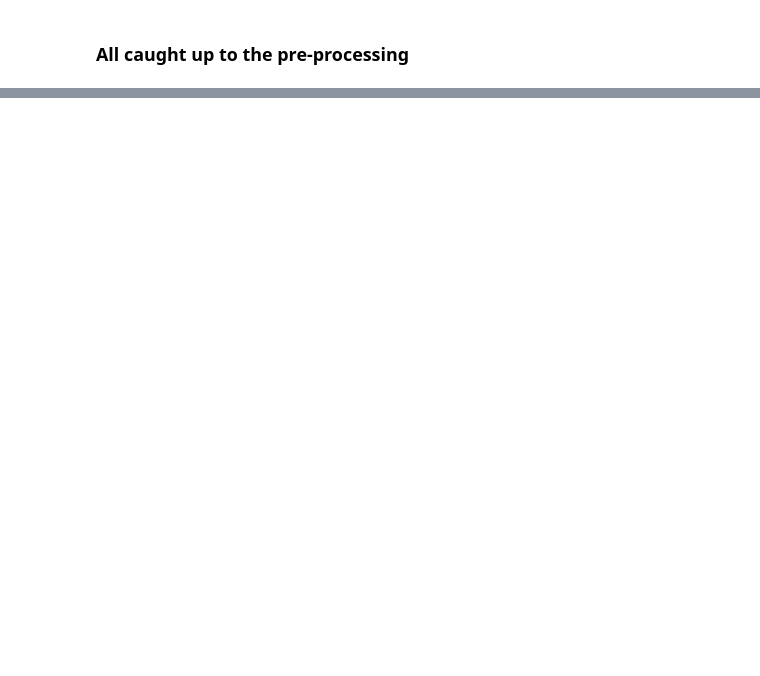
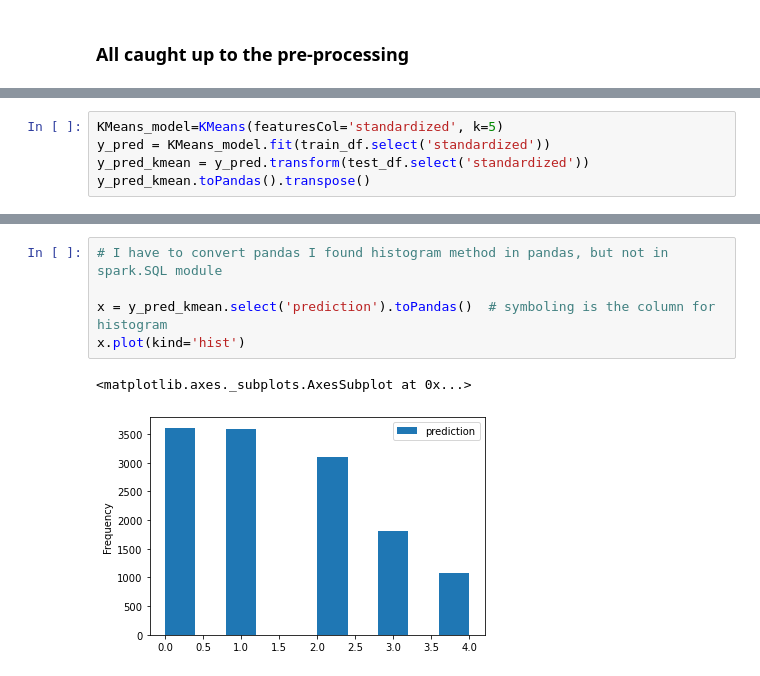
Before and after one commit to Johnsonngandjui/capstone521-data-science-project, a Jupyter notebook: notebooks/Spark_Leagues_Unsupervised.ipynb, the cells around one changed output, grey strips where cells are left out. Cells and saved outputs as stored; diff of their text form; blank space fills up the shorter version.

```diff
--- a/notebooks/Spark_Leagues_Unsupervised.ipynb
+++ b/notebooks/Spark_Leagues_Unsupervised.ipynb
@@ -93,0 +149,5 @@ data_scale_output.toPandas().transpose()
+# %%
+KMeans_model=KMeans(featuresCol='standardized', k=5)
+y_pred = KMeans_model.fit(train_df.select('standardized'))
+y_pred_kmean = y_pred.transform(test_df.select('standardized'))
+y_pred_kmean.toPandas().transpose()
@@ -93,0 +159,8 @@ data_scale_output.toPandas().transpose()
+# %%
+# I have to convert pandas I found histogram method in pandas, but not in spark.SQL module
+
+x = y_pred_kmean.select('prediction').toPandas()  # symboling is the column for histogram
+x.plot(kind='hist')
+# %% [output]
+<matplotlib.axes._subplots.AxesSubplot at 0x...>
+[figure, added]
```
Also changed, not shown: parts of 18 cells of this notebook, 1 other file.
